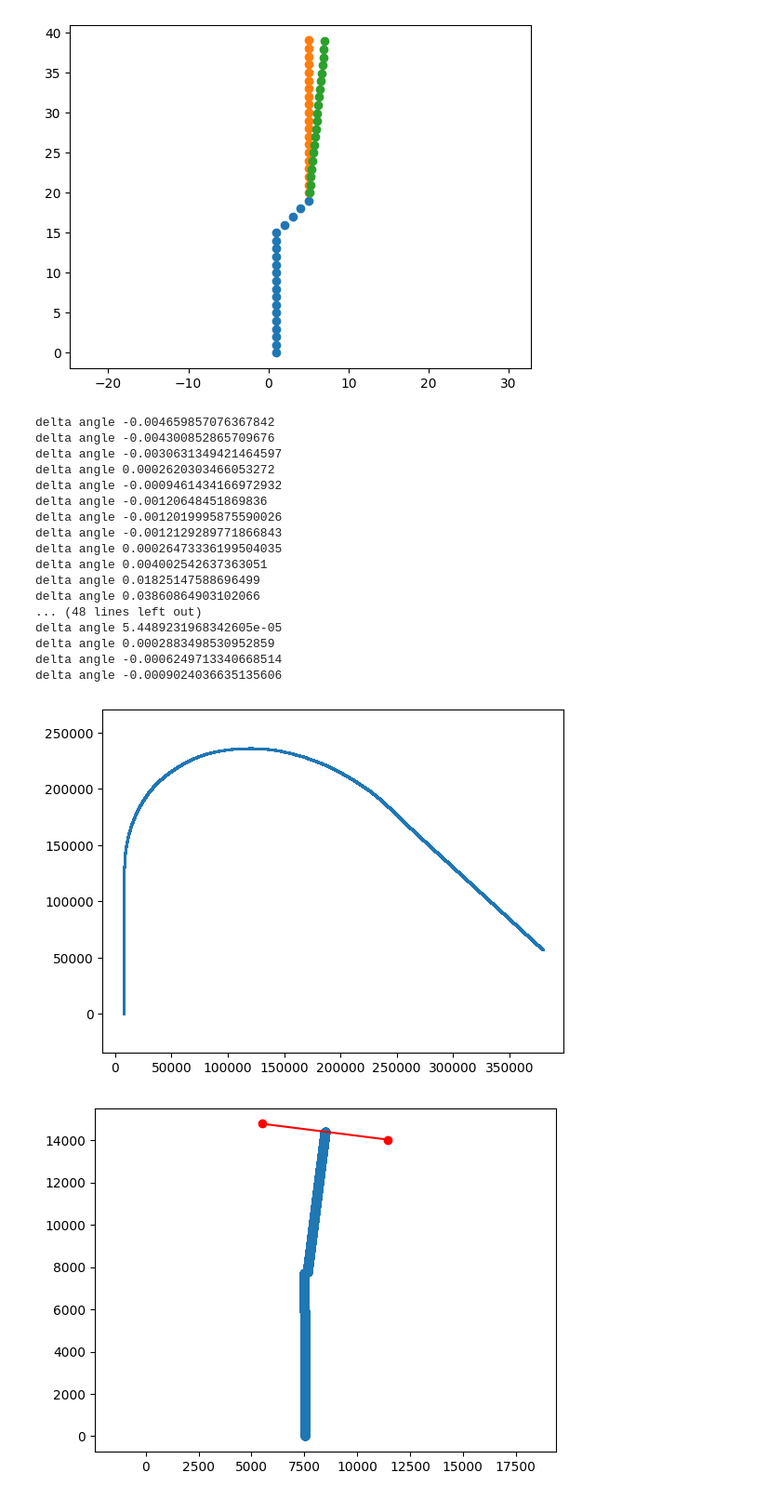
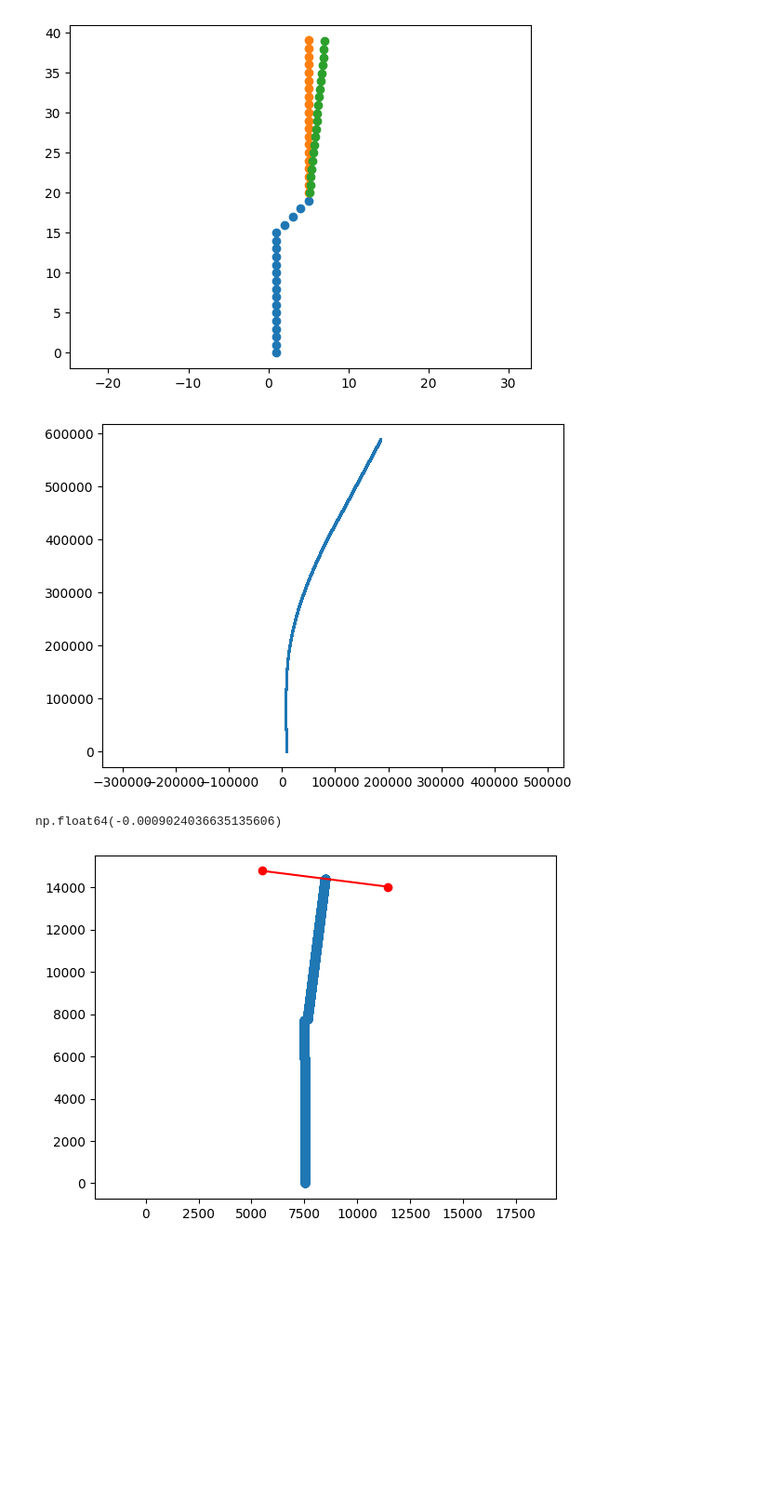
Before and after one commit to Andrudewt/perspective, a Jupyter notebook: proc_1.ipynb, the cells around one changed output. Shown at 93% size. Saved outputs shown, nothing was run; the diff lists cells and outputs as text; code cells hidden in the pictures; blank space fills up the shorter version.

```diff
--- a/proc_1.ipynb
+++ b/proc_1.ipynb
@@ -192,7 +192,7 @@ for i, (m_f, c) in enumerate(zip(msk_fs[0:-1], coord[0:-1])):  # 0:-1 0:2 13:14
     _, yx_centr = find_rail_dots(mask, step=200)
     # plt.imshow(resize(mask))
     # plt.plot(yx_centr[1, :]//10, yx_centr[0, :]//10)
-    # plt.axvline((mask.shape[1] // 20)+300, c='g')
+    # plt.axvline((mask.shape[1] // 20)+38, c='g')
     # plt.show()
 
     # преобразовать ось Y (переворот). Т.к.координаты на маске от нуля вверху,
@@ -219,57 +219,43 @@ for i, (m_f, c) in enumerate(zip(msk_fs[0:-1], coord[0:-1])):  # 0:-1 0:2 13:14
         # поворот
         b = yx_centr[0][::-1] # xy
         a0 = [x_norm, yx_centr[-1, 0]]  # xy
         # print('b', np.int32(b),'a', np.int32(a0))
 
         dx = b[0] - a0[0]
         dy = b[1] - a0[1]
         _angle = np.arctan2(dx, dy)
-        if _angle > 0.049:
-            angle += _angle  # накопить угол
+        # if _angle > 0.049:
+        angle += _angle  # накопить угол
         # print('dx', np.int32(dx), 'dy', np.int32(dy))
-        print('delta angle', _angle)
-        yx_centr = rotate(yx_centr[:, [1, 0]], -angle, yx_centr[-1, [1, 0]])[:, [1, 0]]
+        # print('delta angle', _angle)
+        yx_centr = rotate(yx_centr[:, [1, 0]], -angle / 5, yx_centr[-1, [1, 0]])[:, [1, 0]]
         # print(dx, dy, _angle)
         # смещение по Х
         b0 = yx_centr[-1, 1]
         shift =  a - b0
         yx_centr[:, 1] += shift
 
     # для смещения по Х
     a = yx_centr[0, 1]
 
-    # для поворота
-    # a0 = [x_norm, yx_centr[-1, 0]]  # xy
 
     # обновл коорд Y на пройденный путь
     coef += yx_centr[0, 0] - yx_centr[-1, 0]  # shape тут не подходит, т.к. не измен после поворота
     # print('пройденное', np.int32(coef))
 
     Array = np.vstack((Array, yx_centr))
 Array = Array[1:, :]  # убир перв строка, кот 0 0
 
 plt.scatter(Array[:, 1], Array[:, 0], s=1)
 plt.axis('equal')
 plt.show()
 # %% [output]
-delta angle -0.004659857076367842
-delta angle -0.004300852865709676
-delta angle -0.0030631349421464597
-delta angle 0.0002620303466053272
-delta angle -0.0009461434166972932
-delta angle -0.00120648451869836
-delta angle -0.0012019995875590026
-delta angle -0.0012129289771866843
-delta angle 0.00026473336199504035
-delta angle 0.004002542637363051
-delta angle 0.01825147588696499
-delta angle 0.03860864903102066
-... (48 lines left out)
-delta angle 5.4489231968342605e-05
-delta angle 0.0002883498530952859
-delta angle -0.0006249713340668514
-delta angle -0.0009024036635135606
-[figure, old version]
+[figure, new version]
+# %%
+_angle = np.arctan2(dx, dy)
+_angle
+# %% [output]
+np.float64(-0.0009024036635135606)
 # %%
 p1, p2 = yx_centr[-1][::-1], yx_centr[0][::-1]
 p1, p2
```
Also changed, not shown: parts of 8 cells of this notebook, 2 other files.
